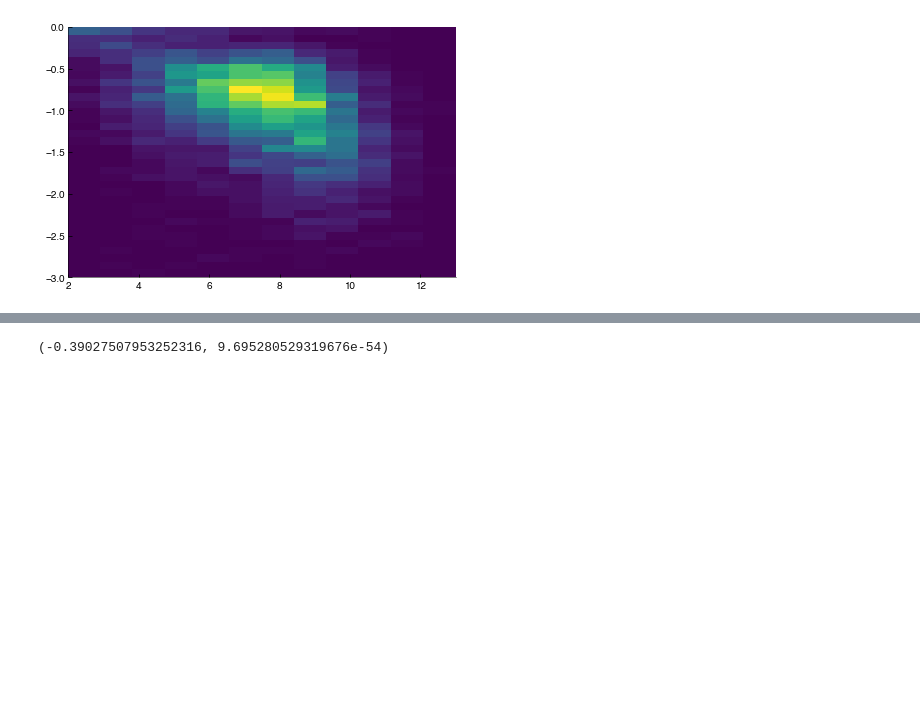
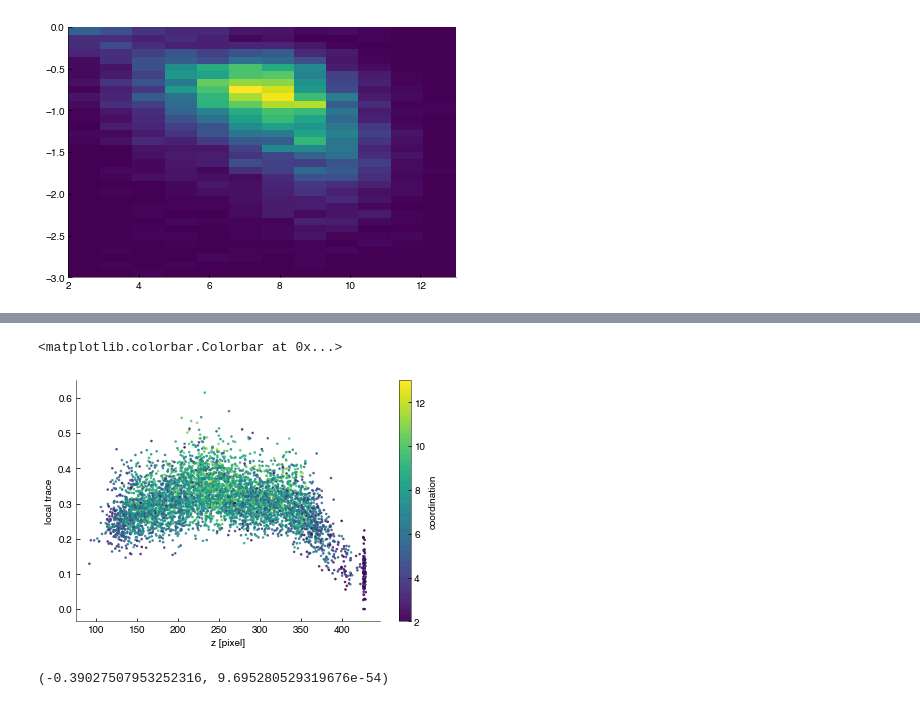
Before and after one commit to FTurci/canard-enchaine, a Jupyter notebook: Analysis.ipynb, the cells around one changed output, grey strips where cells are left out. Saved outputs shown, nothing was run; the diff lists cells and outputs as text; code cells hidden in the pictures; blank space fills up the shorter version.

```diff
--- a/Analysis.ipynb
+++ b/Analysis.ipynb
@@ -333,0 +369,9 @@ plt.savefig('figs/traceVScoordination.png')
+# %%
+plt.scatter(xyz[:,-1],local_aniso, c=c, s=10, alpha=0.8,marker='.')
+plt.ylabel('local trace')
+plt.xlabel('z [pixel]')
+plt.colorbar(label='coordination')
+# plt.savefig('figs/trace_profile.png')
+# %% [output]
+<matplotlib.colorbar.Colorbar at 0x...>
+[figure, added]
```
Also changed, not shown: parts of 12 cells of this notebook, 4 other files.
